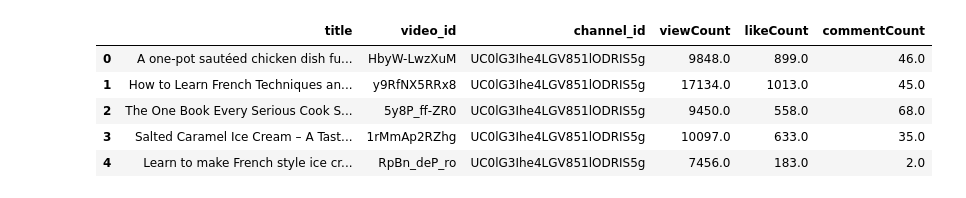
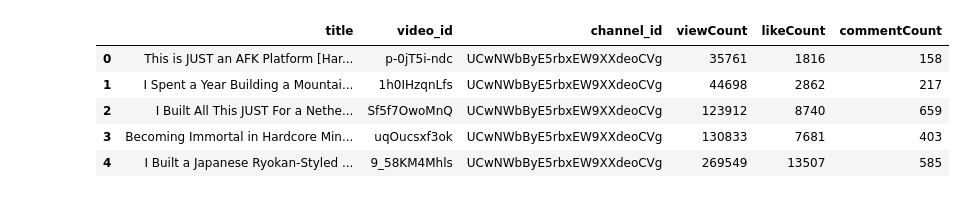
Before and after one commit to rithikkulkarni/Video-Virality, a Jupyter notebook: notebooks/feature_extraction.ipynb, the cells around one changed output. Cells and saved outputs as stored; diff of their text form; code cells hidden in the pictures.

```diff
--- a/notebooks/feature_extraction.ipynb
+++ b/notebooks/feature_extraction.ipynb
@@ -172,21 +154,21 @@ def extract_title_features(title):
 # %%
 # Load the CSV that has titles in it
 import pandas as pd
 
-url = "https://raw.githubusercontent.com/rithikkulkarni/Video-Virality/refs/heads/main/data/video_details.csv"
+url = "https://raw.githubusercontent.com/rithikkulkarni/Video-Virality/refs/heads/main/data/javathecraft.csv"
 title_df = pd.read_csv(url)
 
 # Extract only the title and video id from the original csv so we can join it to df by video id to add the title column
 title_df = title_df[['snippet.title', 'id', 'channel_id', 'statistics.viewCount', 'statistics.likeCount', 'statistics.commentCount']]
 title_df = title_df.rename(columns={'snippet.title': 'title', 'id': 'video_id', 'statistics.viewCount': 'viewCount', 'statistics.likeCount': 'likeCount', 'statistics.commentCount': 'commentCount'})
 title_df.head()
 # %% [output]
 |  | title | video_id | channel_id | viewCount | likeCount | commentCount |
-| 0 | A one-pot sautéed chicken dish fu... | HbyW-LwzXuM | UC0lG3Ihe4LGV851lODRIS5g | 9848.0 | 899.0 | 46.0 |
-| 1 | How to Learn French Techniques an... | y9RfNX5RRx8 | UC0lG3Ihe4LGV851lODRIS5g | 17134.0 | 1013.0 | 45.0 |
-| 2 | The One Book Every Serious Cook S... | 5y8P_ff-ZR0 | UC0lG3Ihe4LGV851lODRIS5g | 9450.0 | 558.0 | 68.0 |
-| 3 | Salted Caramel Ice Cream – A Tast... | 1rMmAp2RZhg | UC0lG3Ihe4LGV851lODRIS5g | 10097.0 | 633.0 | 35.0 |
-| 4 | Learn to make French style ice cr... | RpBn_deP_ro | UC0lG3Ihe4LGV851lODRIS5g | 7456.0 | 183.0 | 2.0 |
+| 0 | This is JUST an AFK Platform [Har... | p-0jT5i-ndc | UCwNWbByE5rbxEW9XXdeoCVg | 35761 | 1816 | 158 |
+| 1 | I Spent a Year Building a Mountai... | 1h0IHzqnLfs | UCwNWbByE5rbxEW9XXdeoCVg | 44698 | 2862 | 217 |
+| 2 | I Built All This JUST For a Nethe... | Sf5f7OwoMnQ | UCwNWbByE5rbxEW9XXdeoCVg | 123912 | 8740 | 659 |
+| 3 | Becoming Immortal in Hardcore Min... | uqOucsxf3ok | UCwNWbByE5rbxEW9XXdeoCVg | 130833 | 7681 | 403 |
+| 4 | I Built a Japanese Ryokan-Styled ... | 9_58KM4Mhls | UCwNWbByE5rbxEW9XXdeoCVg | 269549 | 13507 | 585 |
 # %%
 # Merge to add title column
 df = pd.merge(df, title_df, left_on='id', right_on='video_id', how='left')
```
Also changed, not shown: parts of 39 cells of this notebook.
